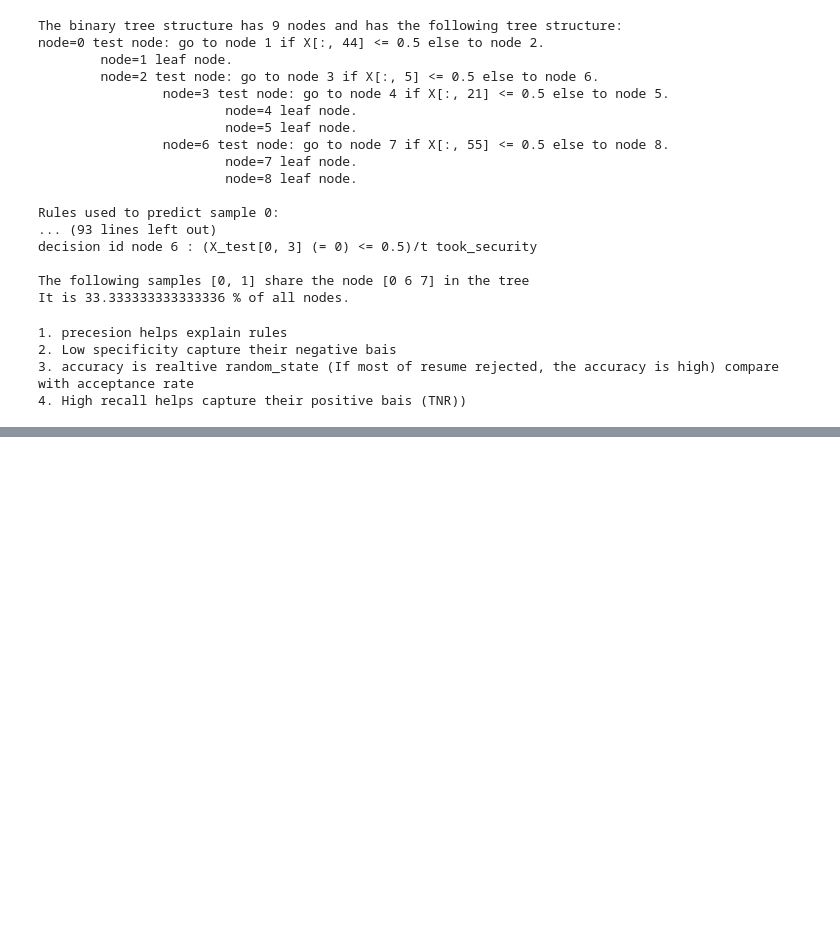
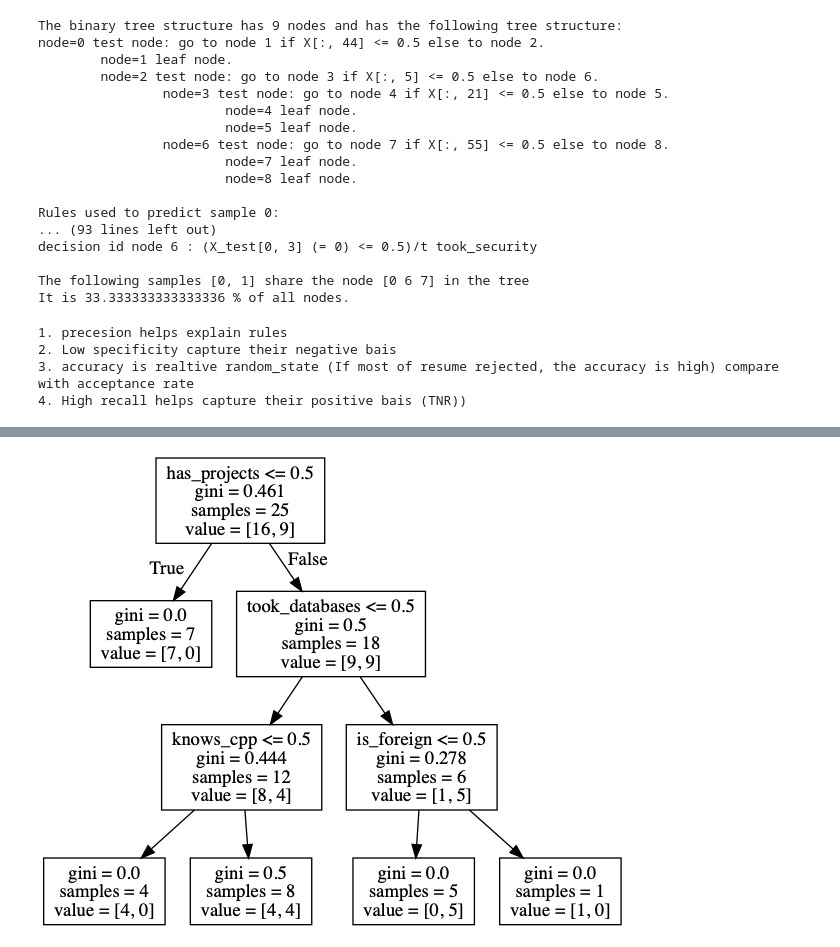
Before and after one commit to resumesai/resumesai.github.io, a Jupyter notebook: analysis/Feature_Analysis.ipynb, the cells around one changed output, grey strips where cells are left out. Saved outputs shown, nothing was run; the diff lists cells and outputs as text; code cells hidden in the pictures; blank space fills up the shorter version.

```diff
--- a/analysis/Feature_Analysis.ipynb
+++ b/analysis/Feature_Analysis.ipynb
@@ -265,0 +277,16 @@ print("4. High recall helps capture their positive bais (TNR))")
+# %%
+def data (a):
+    A_NUMBER = "A20349472"
+    random_state_2 = int(A_NUMBER[6:9])
+    model = DecisionTreeClassifier(max_depth = 3,random_state = random_state_2)
+    result = model.fit(features,targets[a])
+    dot_data = StringIO()
+    tree.export_graphviz(model, out_file=dot_data, feature_names=columns)
+    graph = pydotplus.graph_from_dot_data(dot_data.getvalue())
+    Image(graph.create_png())
+    graph = pydotplus.graph_from_dot_data(dot_data.getvalue())
+    return Image(graph.create_png())
+# %%
+data(0)
+# %% [output]
+[figure, added]
```
Also changed, not shown: parts of 4 cells of this notebook.
